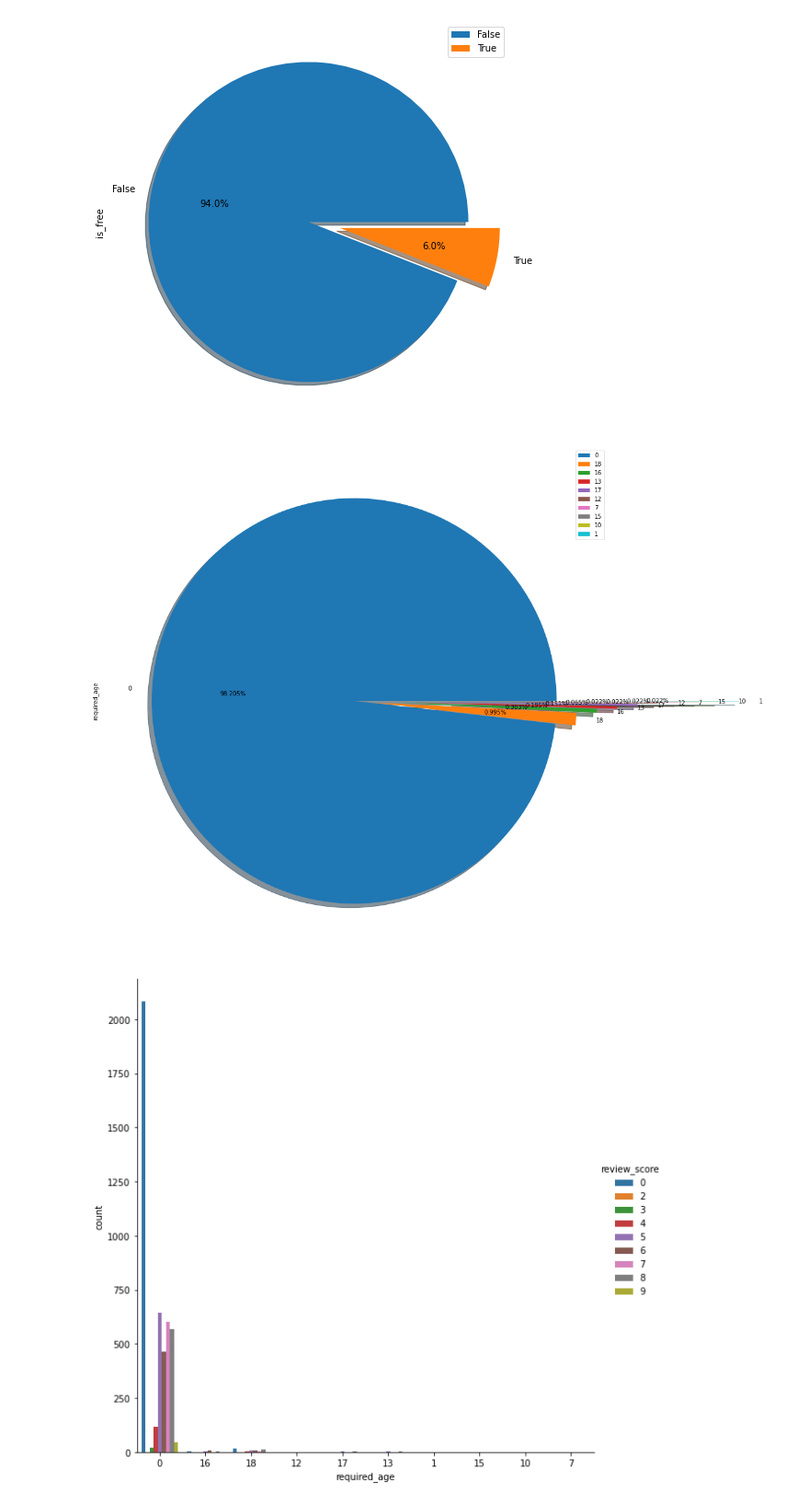
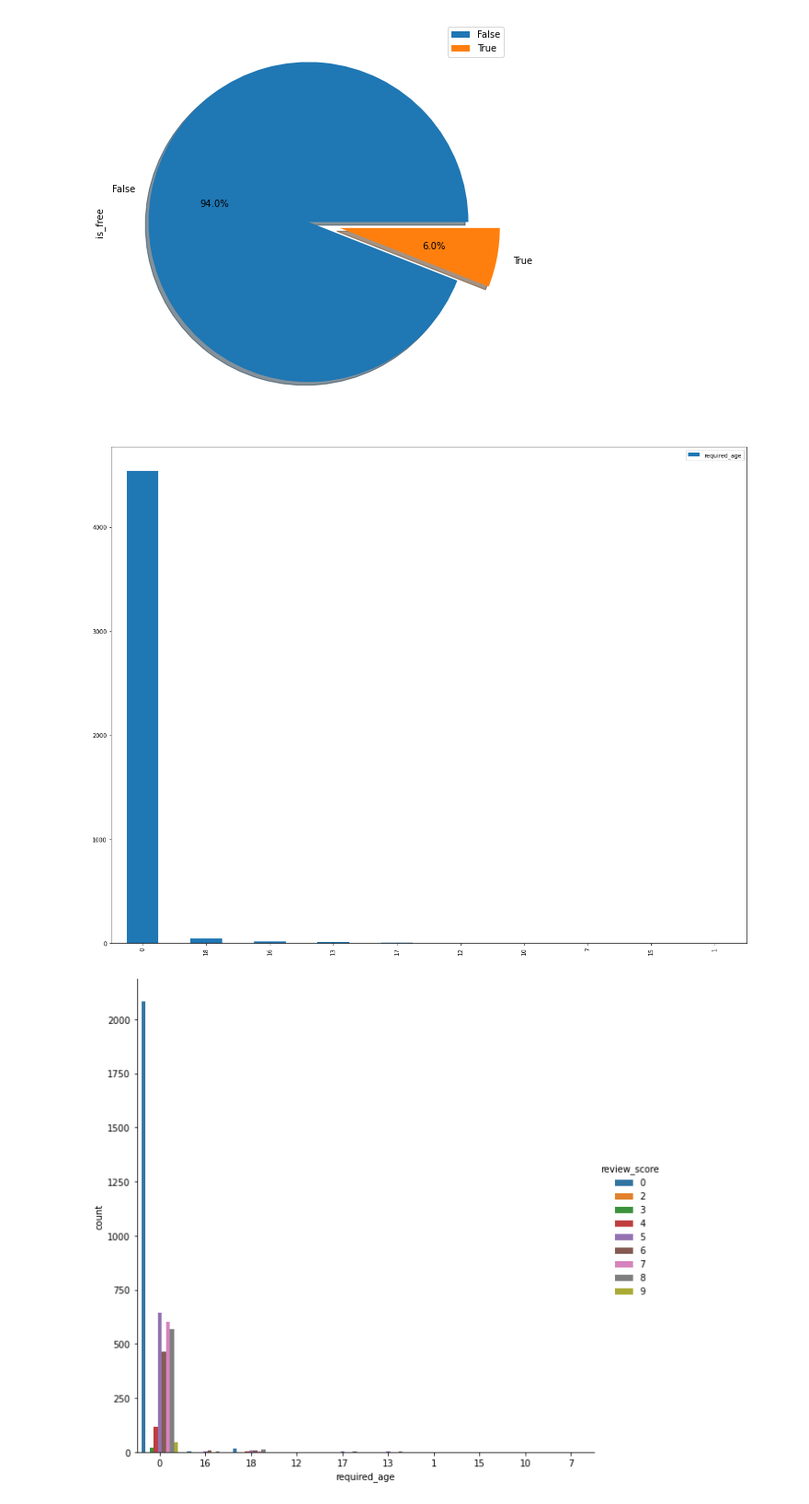
Before and after one commit to N1chelle/Deployment-Challenge, a Jupyter notebook: sql_database.ipynb, the cells around one changed output. Shown at 92% size. Saved outputs shown, nothing was run; the diff lists cells and outputs as text; code cells hidden in the pictures.

```diff
--- a/sql_database.ipynb
+++ b/sql_database.ipynb
@@ -144,0 +194,10 @@ games_df
+# %%
+price = df["price_overview"].apply(pd.Series)
+price_df = price[['currency']]
+# %%
+price_1 = price['final']/100
+# %%
+games_df = pd.concat([games_df, price_df, price_1], axis=1)
+# %%
+games_df = games_df[['name', 'required_age', 'is_free', 'currency', 'final', 'review_score']]
+games_df
@@ -150,11 +250,11 @@ plt.figure(figsize=(12,8))
 g = games_df['is_free'].value_counts().plot(kind='pie', legend=True, autopct='%1.1f%%',explode=(0, 0.2), shadow=True, startangle=0)
 # %% [output]
 [figure]
-# %%
-plt.figure(figsize=(20,16))
-g = games_df['required_age'].value_counts().plot(kind='pie', legend=True, autopct='%1.3f%%',explode=(0,0.1,0.2,0.3,0.4,0.5,0.6,0.7,0.8,0.9), shadow=True, startangle=0)
-# %% [output]
-[figure, removed]
+# %%
+plt.figure(figsize=(20,16))
+g = games_df['required_age'].value_counts().plot(kind='bar', legend=True,) #autopct='%1.3f%%',explode=(0,0.1,0.2,0.3,0.4,0.5,0.6,0.7,0.8,0.9), shadow=True, startangle=0
+# %% [output]
+[figure, added]
 # %%
 ax = sns.catplot(x="required_age", data=games_df, hue='review_score', kind='count',height=8)
 # %% [output]
```
Also changed, not shown: parts of 13 cells of this notebook, 4 other files.
